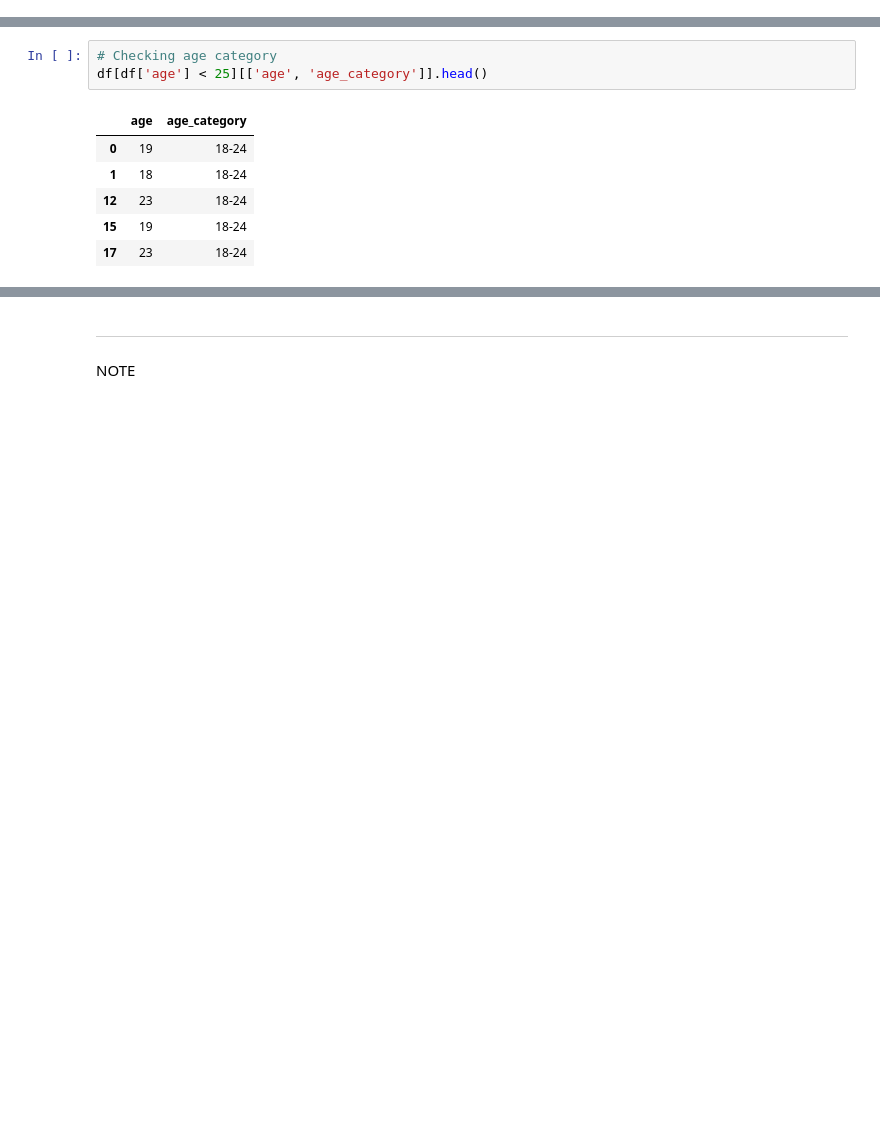
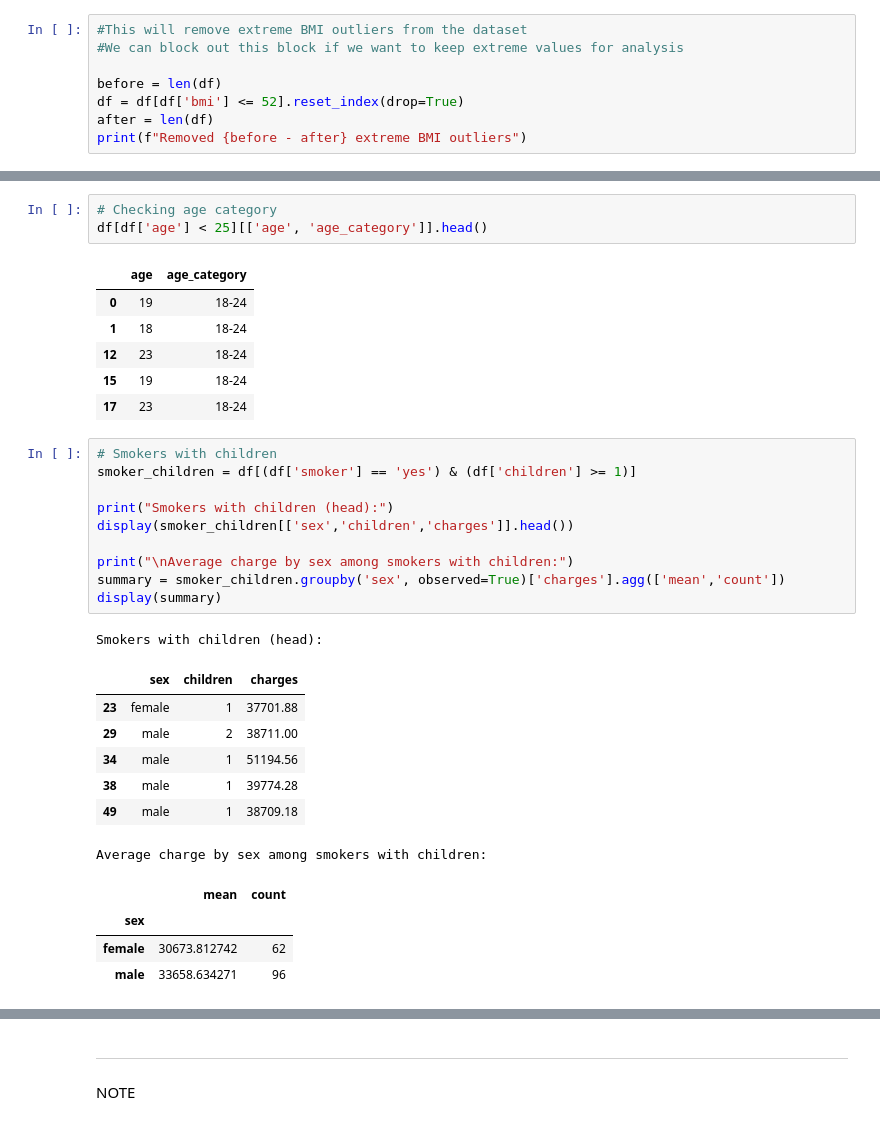
Before and after one commit to Ninestein666/Healthcare-Insurance-Cost-Analysis-Assessment, a Jupyter notebook: jupyter_notebooks/ETL.ipynb, the cells around one changed output, grey strips where cells are left out. Saved outputs shown, nothing was run; the diff lists cells and outputs as text; blank space fills up the shorter version.

```diff
--- a/jupyter_notebooks/ETL.ipynb
+++ b/jupyter_notebooks/ETL.ipynb
@@ -264,3 +264,11 @@ is_bmi_outlier
 False    1336
 True        1
 Name: count, dtype: int64
+# %%
+#This will remove extreme BMI outliers from the dataset
+#We can block out this block if we want to keep extreme values for analysis
+
+before = len(df)
+df = df[df['bmi'] <= 52].reset_index(drop=True)
+after = len(df)
+print(f"Removed {before - after} extreme BMI outliers")
@@ -312,3 +322,26 @@ df[df['age'] < 25][['age', 'age_category']].head()
 | 12 | 23 | 18-24 |
 | 15 | 19 | 18-24 |
 | 17 | 23 | 18-24 |
+# %%
+# Smokers with children
+smoker_children = df[(df['smoker'] == 'yes') & (df['children'] >= 1)]
+
+print("Smokers with children (head):")
+display(smoker_children[['sex','children','charges']].head())
+
+print("\nAverage charge by sex among smokers with children:")
+summary = smoker_children.groupby('sex', observed=True)['charges'].agg(['mean','count'])
+display(summary)
+# %% [output]
+Smokers with children (head):
+|  | sex | children | charges |
+| 23 | female | 1 | 37701.88 |
+| 29 | male | 2 | 38711.00 |
+| 34 | male | 1 | 51194.56 |
+| 38 | male | 1 | 39774.28 |
+| 49 | male | 1 | 38709.18 |
+Average charge by sex among smokers with children:
+|  | mean | count |
+| sex |  |  |
+| female | 30673.812742 | 62 |
+| male | 33658.634271 | 96 |
```
Also changed, not shown: parts of 6 cells of this notebook, 1 other file.
